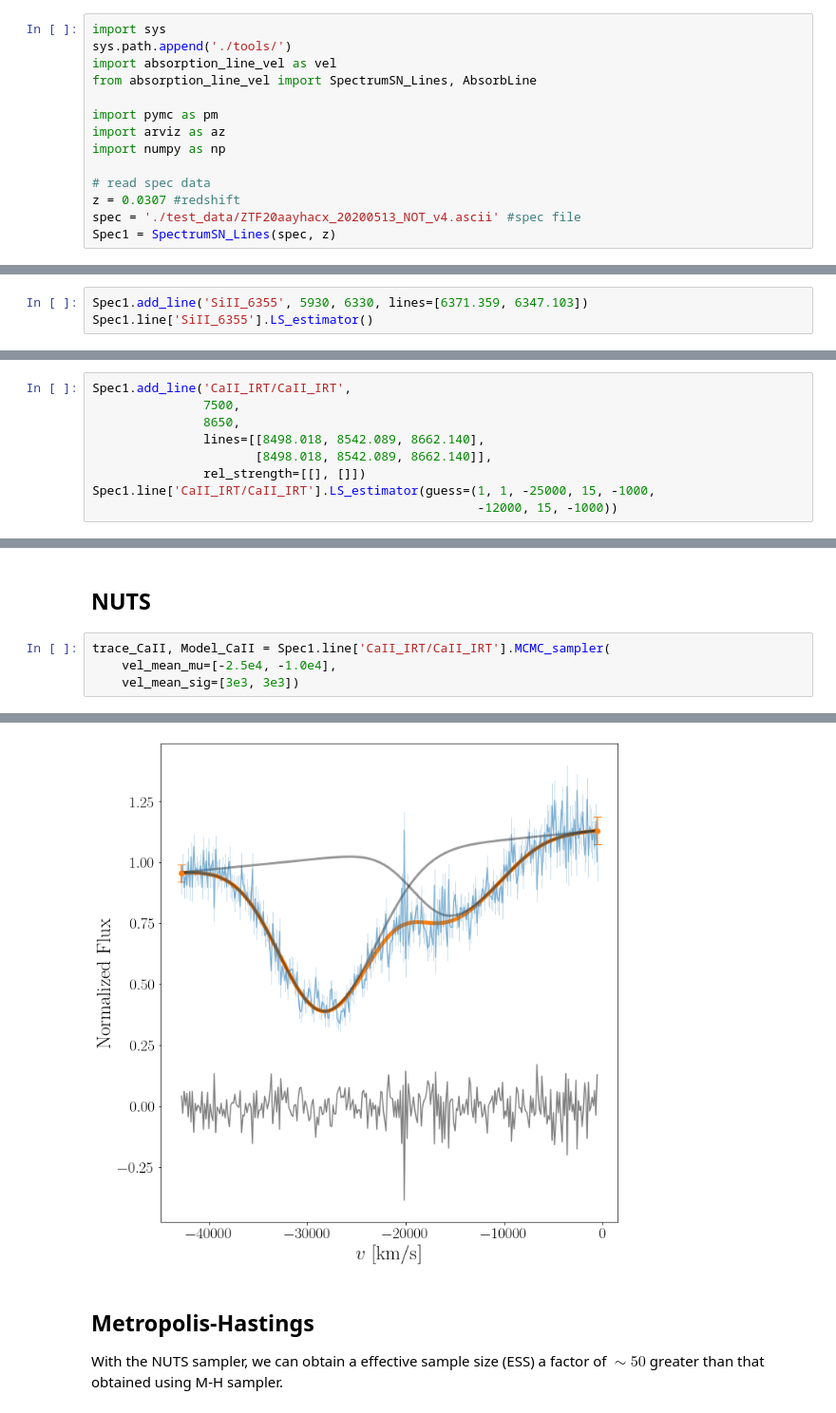
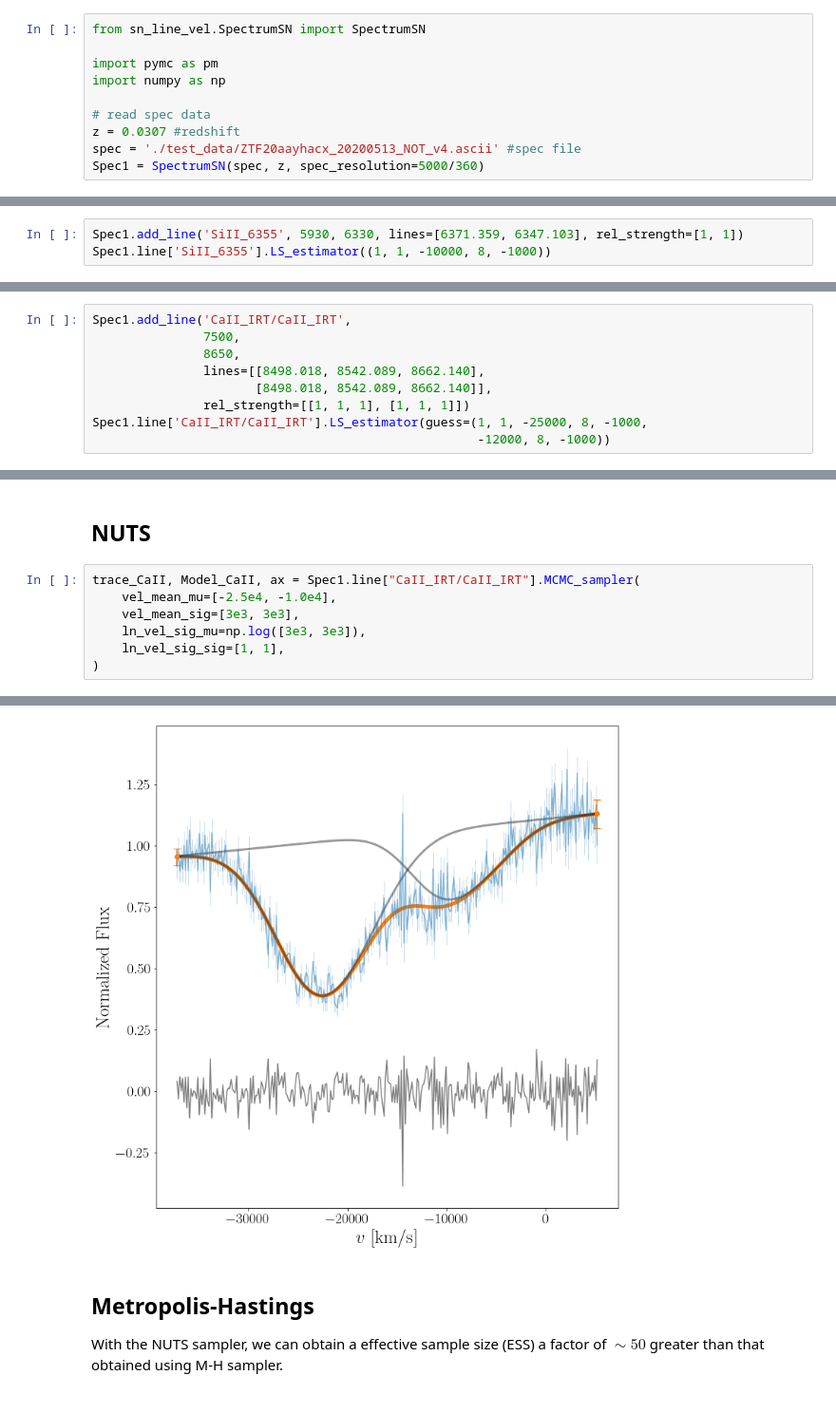
Before and after one commit to slowdivePTG/sn_line_velocities, a Jupyter notebook: broad_absorption.ipynb, the cells around one changed output, grey strips where cells are left out. Shown at 95% size. Saved outputs shown, nothing was run; the diff lists cells and outputs as text.

Commit message:
Spectrograph resolution

```diff
--- a/broad_absorption.ipynb
+++ b/broad_absorption.ipynb
@@ -4,17 +1,13 @@
 # %%
-import sys
-sys.path.append('./tools/')
-import absorption_line_vel as vel
-from absorption_line_vel import SpectrumSN_Lines, AbsorbLine
+from sn_line_vel.SpectrumSN import SpectrumSN
 
 import pymc as pm
-import arviz as az
 import numpy as np
 
 # read spec data
 z = 0.0307 #redshift
 spec = './test_data/ZTF20aayhacx_20200513_NOT_v4.ascii' #spec file
-Spec1 = SpectrumSN_Lines(spec, z)
+Spec1 = SpectrumSN(spec, z, spec_resolution=5000/360)
 # %% [markdown]
 # Si II
 # %% [markdown]
@@ -29,7 +22,7 @@ Spec1.plot_line_region(5800, 6500)
 
 We fit the hallmark features of SNe Ia - the Si II $\lambda$6355 doublet. The edges of the absorption features are manually selected - in this case, we use 5930--6330 angstroms. With `LS_estimator()`, we obtain the MLE with the least square method.
 # %%
-Spec1.add_line('SiII_6355', 5930, 6330, lines=[6371.359, 6347.103])
-Spec1.line['SiII_6355'].LS_estimator()
+Spec1.add_line('SiII_6355', 5930, 6330, lines=[6371.359, 6347.103], rel_strength=[1, 1])
+Spec1.line['SiII_6355'].LS_estimator((1, 1, -10000, 8, -1000))
 # %% [output]
 LS estimation:
@@ -77,8 +74,8 @@ Spec1.add_line('CaII_IRT/CaII_IRT',
                8650,
                lines=[[8498.018, 8542.089, 8662.140],
                       [8498.018, 8542.089, 8662.140]],
-               rel_strength=[[], []])
-Spec1.line['CaII_IRT/CaII_IRT'].LS_estimator(guess=(1, 1, -25000, 15, -1000,
-                                                    -12000, 15, -1000))
+               rel_strength=[[1, 1, 1], [1, 1, 1]])
+Spec1.line['CaII_IRT/CaII_IRT'].LS_estimator(guess=(1, 1, -25000, 8, -1000,
+                                                    -12000, 8, -1000))
 # %% [output]
 LS estimation:
@@ -87,9 +84,12 @@ Velocity 2: -11214 km/s
 # %% [markdown]
 ## NUTS
 # %%
-trace_CaII, Model_CaII = Spec1.line['CaII_IRT/CaII_IRT'].MCMC_sampler(
+trace_CaII, Model_CaII, ax = Spec1.line["CaII_IRT/CaII_IRT"].MCMC_sampler(
     vel_mean_mu=[-2.5e4, -1.0e4],
-    vel_mean_sig=[3e3, 3e3])
+    vel_mean_sig=[3e3, 3e3],
+    ln_vel_sig_mu=np.log([3e3, 3e3]),
+    ln_vel_sig_sig=[1, 1],
+)
 # %% [output]
 Auto-assigning NUTS sampler...
 Initializing NUTS using jitter+adapt_diag...
@@ -117,4 +117,4 @@ EW_1       1435.439  1381.184  1.004
-[figure, old version]
+[figure, new version]
 # %% [markdown]
 ## Metropolis-Hastings
 
```
Also changed, not shown: parts of 16 cells of this notebook, 14 other files.
